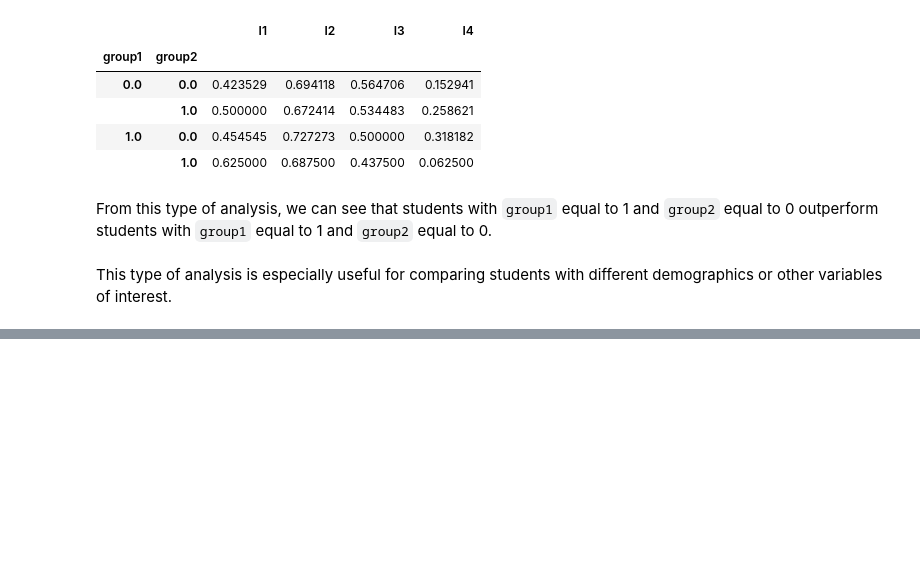
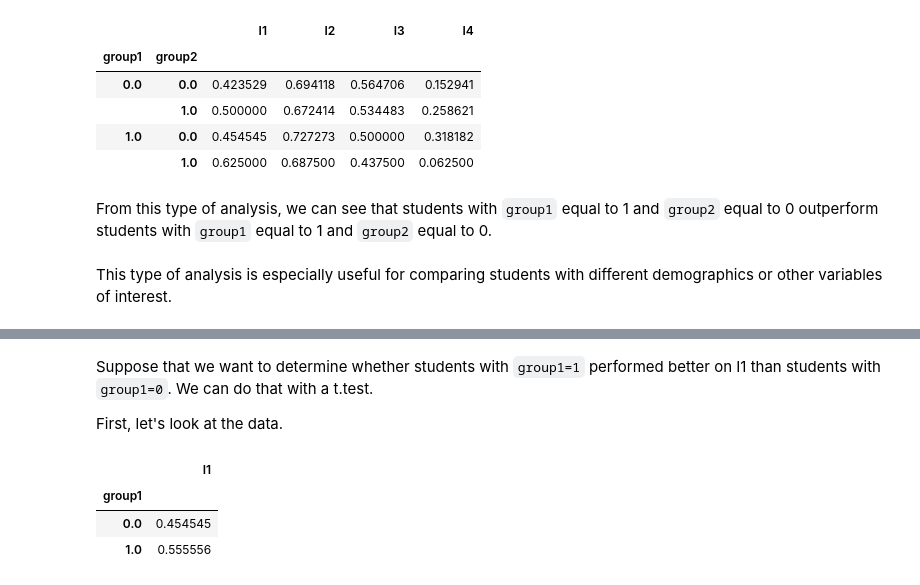
Before and after one commit to gphaser/Python-Intro, a Jupyter notebook: Question data.ipynb, the cells around one changed output, grey strips where cells are left out. Cells and saved outputs as stored; diff of their text form; code cells hidden in the pictures; blank space fills up the shorter version.

```diff
--- a/Question data.ipynb
+++ b/Question data.ipynb
@@ -559,0 +620,14 @@ This type of analysis is especially useful for comparing students with different
+# %% [markdown]
+Suppose that we want to determine whether students with `group1=1` performed better on I1 than students with `group1=0`. We can do that with a t.test.
+
+First, let's look at the data.
+# %%
+(am_datam
+     .groupby(['group1'])[['I1']]
+     .mean()
+)
+# %% [output]
+|  | I1 |
+| group1 |  |
+| 0.0 | 0.454545 |
+| 1.0 | 0.555556 |
```
Also changed, not shown: parts of 24 cells of this notebook.
